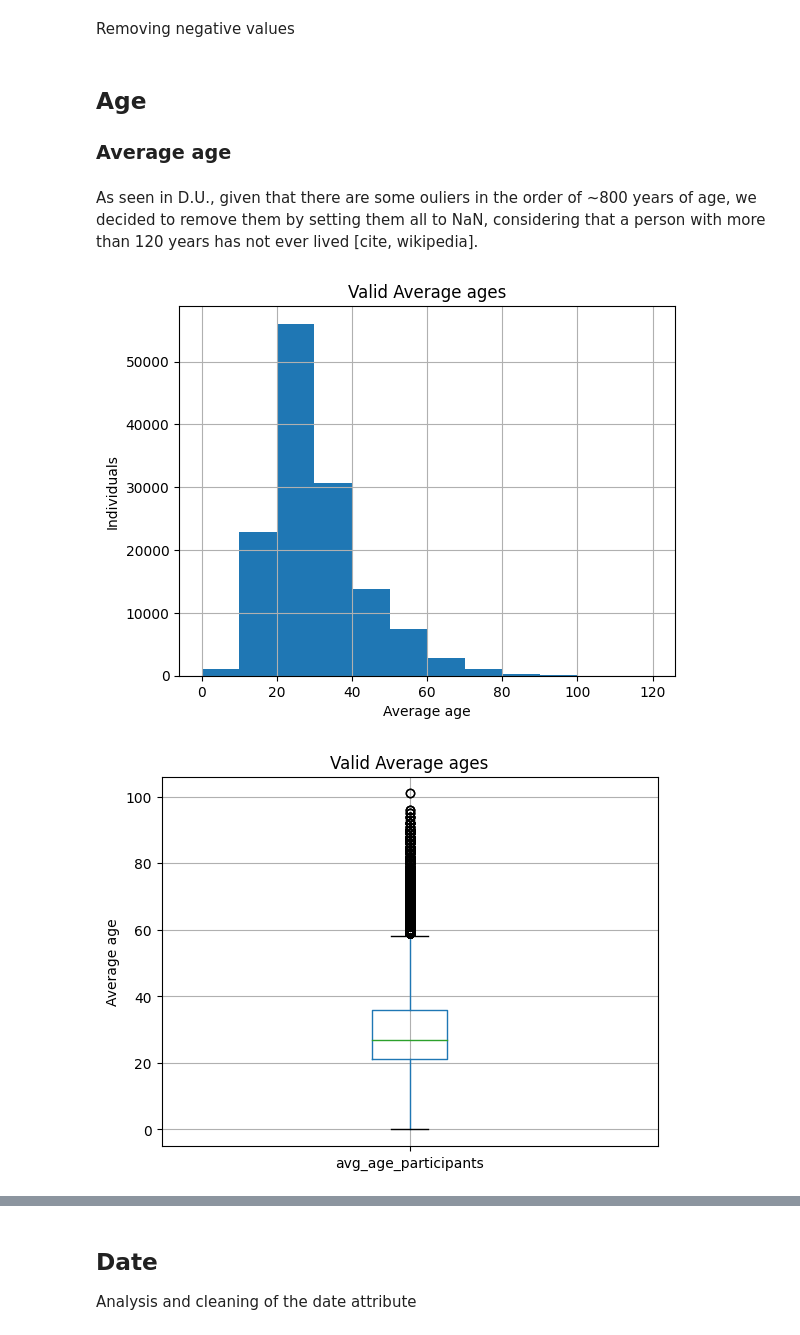
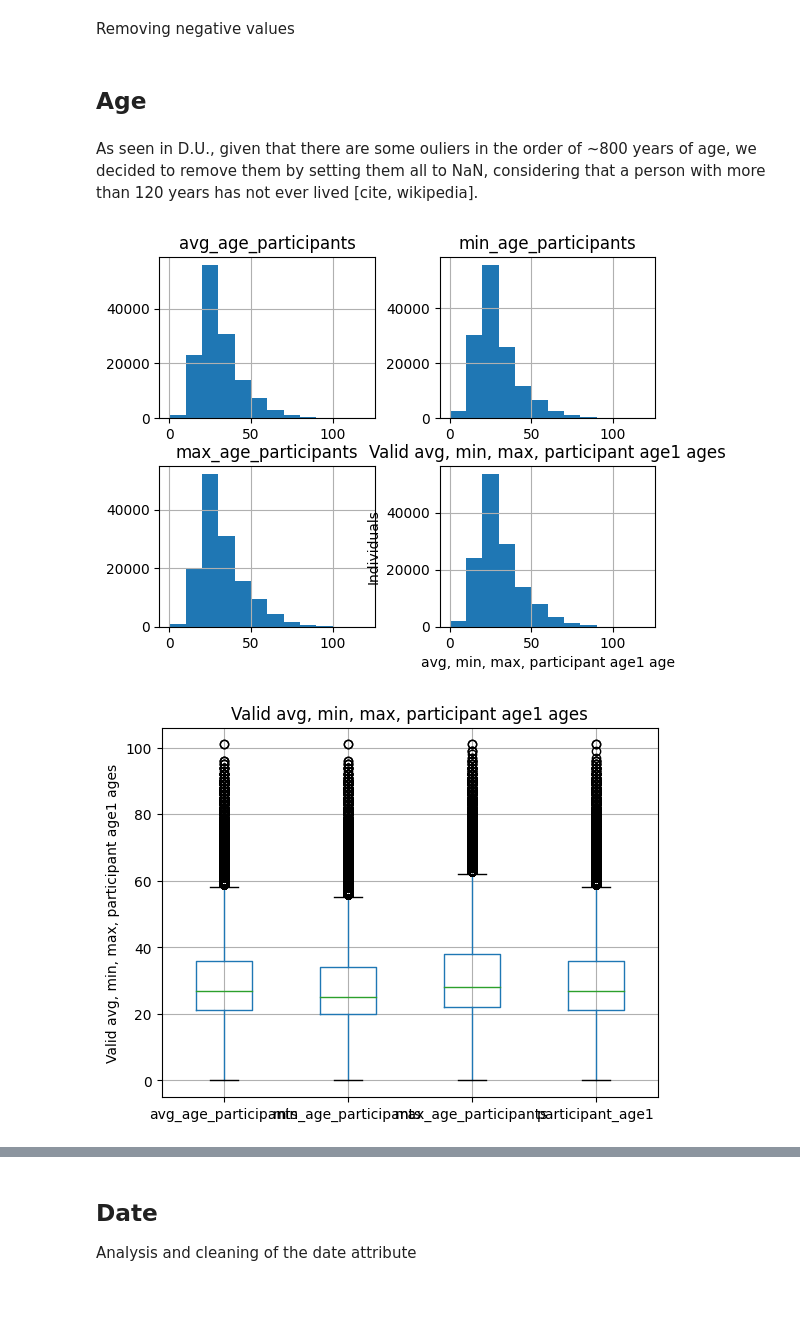
Before and after one commit to vezzusamu/dm-project, a Jupyter notebook: data_preparation.ipynb, the cells around one changed output, grey strips where cells are left out. Cells and saved outputs as stored; diff of their text form; code cells hidden in the pictures; blank space fills up the shorter version.

```diff
--- a/data_preparation.ipynb
+++ b/data_preparation.ipynb
@@ -107,22 +107,25 @@ for i in columns_to_check:
     df.loc[df[i] < 0, i] = np.nan
 # %% [markdown]
 ## Age
-### Average age
 # %% [markdown]
 As seen in D.U., given that there are some ouliers in the order of ~800 years of age, we decided to remove them by setting them all to NaN, considering that a person with more than 120 years has not ever lived [cite, wikipedia].
+# %%
+df.loc[(df["avg_age_participants"] > 120), "avg_age_participants"] = np.nan
+df.loc[(df['min_age_participants'] > 120), "min_age_participants"] = np.nan
+df.loc[(df['max_age_participants'] > 120), "max_age_participants"] = np.nan
+df.loc[(df["participant_age1"] > 120), "participant_age1"] = np.nan
 # %%
-df.loc[(df["avg_age_participants"] > 120), "avg_age_participants"] = np.nan
 
-df.hist(column="avg_age_participants", bins=[i for i in range(0,121,10)])
-plt.title("Valid Average ages")
-plt.xlabel("Average age")
+df.hist(column=['avg_age_participants', 'min_age_participants', 'max_age_participants', 'participant_age1'], bins=[i for i in range(0,121,10)])
+plt.title("Valid avg, min, max, participant age1 ages")
+plt.xlabel("avg, min, max, participant age1 age")
 plt.ylabel("Individuals")
 plt.show()
 
-df.boxplot(column="avg_age_participants")
-plt.title("Valid Average ages")
-plt.ylabel("Average age")
+df.boxplot(column=['avg_age_participants', 'min_age_participants', 'max_age_participants', 'participant_age1'])
+plt.title("Valid avg, min, max, participant age1 ages")
+plt.ylabel("Valid avg, min, max, participant age1 ages")
 plt.show()
 # %% [output]
-[figure, old version]
+[figure, new version]
-[figure, old version]
+[figure, new version]
```
Also changed, not shown: parts of 45 cells of this notebook.
